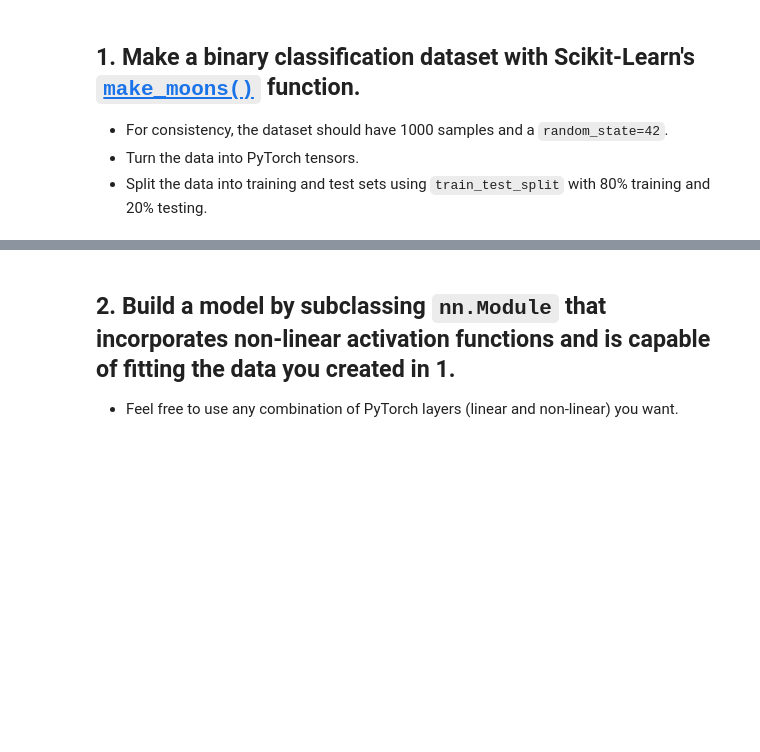
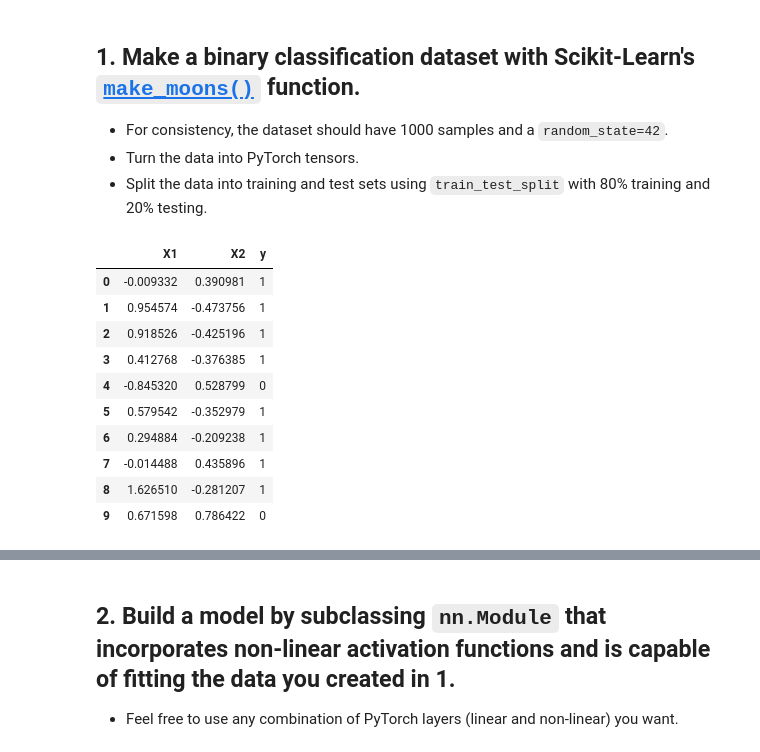
Before and after one commit to Datanerd97/PyTorch, a Jupyter notebook: extras/exercises/02_pytorch_classification_exercises.ipynb, the cells around one changed output, grey strips where cells are left out. Saved outputs shown, nothing was run; the diff lists cells and outputs as text; code cells hidden in the pictures; blank space fills up the shorter version.

```diff
--- a/extras/exercises/02_pytorch_classification_exercises.ipynb
+++ b/extras/exercises/02_pytorch_classification_exercises.ipynb
@@ -34,6 +39,22 @@ from sklearn.datasets import make_moons
 # %%
 # Turn data into a DataFrame
 import pandas as pd
+
+df = pd.DataFrame({"X1":X[:,0],"X2": X[:,1],"y":y})
+
+df.head(10)
+# %% [output]
+|  | X1 | X2 | y |
+| 0 | -0.009332 | 0.390981 | 1 |
+| 1 | 0.954574 | -0.473756 | 1 |
+| 2 | 0.918526 | -0.425196 | 1 |
+| 3 | 0.412768 | -0.376385 | 1 |
+| 4 | -0.845320 | 0.528799 | 0 |
+| 5 | 0.579542 | -0.352979 | 1 |
+| 6 | 0.294884 | -0.209238 | 1 |
+| 7 | -0.014488 | 0.435896 | 1 |
+| 8 | 1.626510 | -0.281207 | 1 |
+| 9 | 0.671598 | 0.786422 | 0 |
 # %%
 # Visualize the data on a scatter plot
 import matplotlib.pyplot as plt
```
Also changed, not shown: parts of 15 cells of this notebook.
